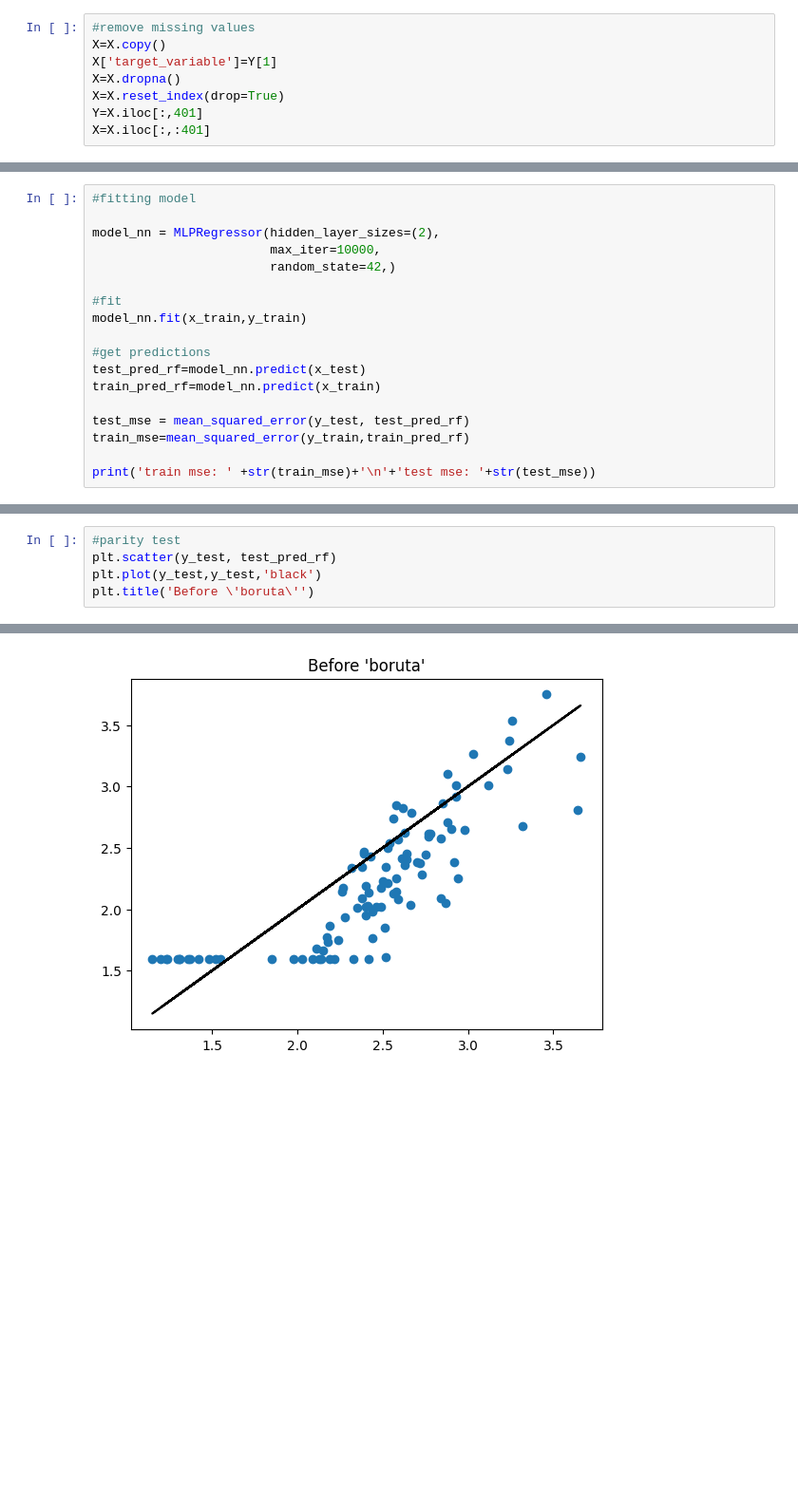
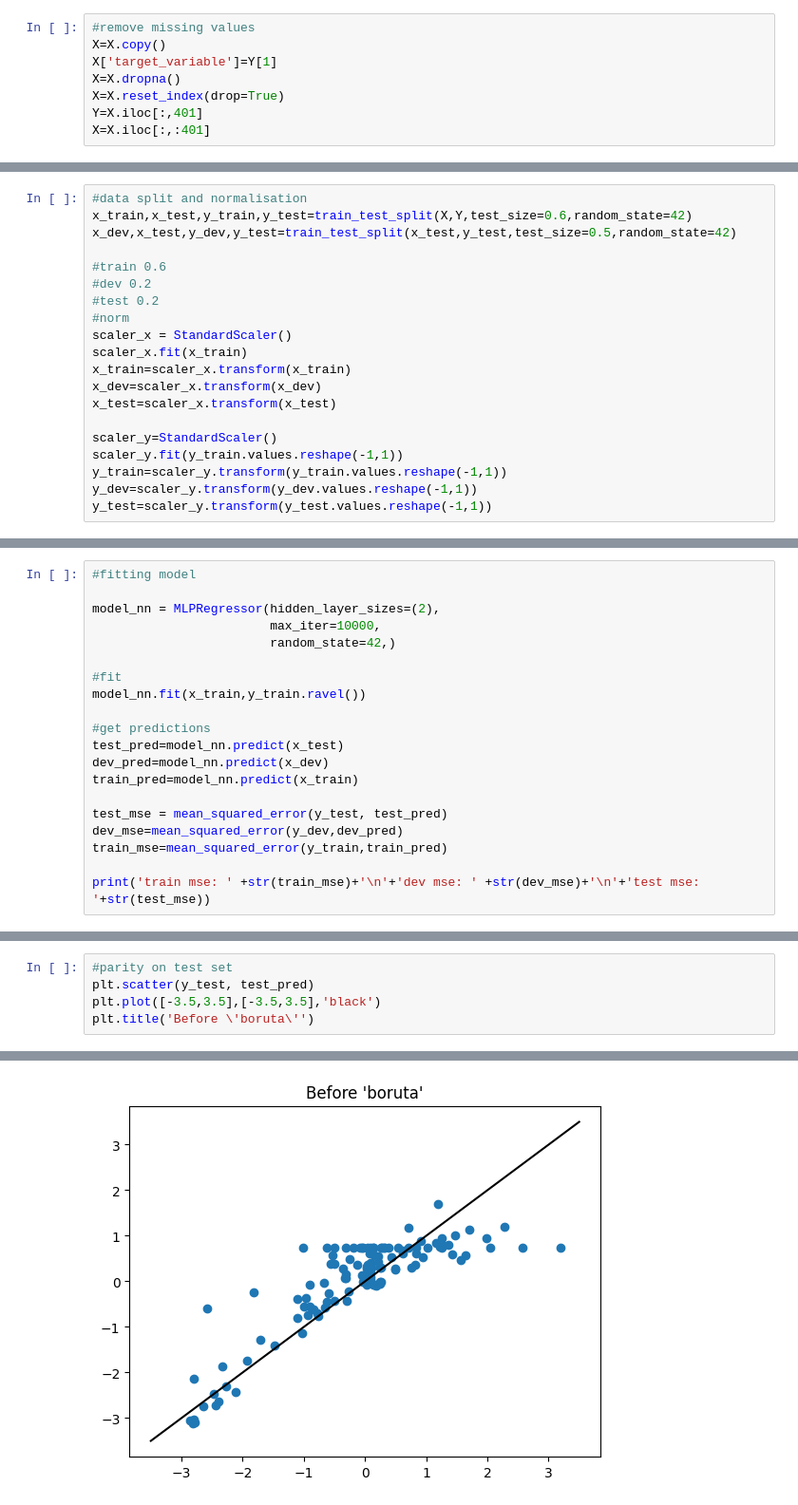
Before and after one commit to Lucas-ZR/datahow-thesis-feup, a Jupyter notebook: boruta_regression.ipynb, the cells around one changed output, grey strips where cells are left out. Shown: that part at 95% size. Saved outputs shown, nothing was run; the diff lists cells and outputs as text; blank space fills up the shorter version.

```diff
--- a/boruta_regression.ipynb
+++ b/boruta_regression.ipynb
@@ -39,0 +27,20 @@ x_train.shape
+# %%
+#data split and normalisation
+x_train,x_test,y_train,y_test=train_test_split(X,Y,test_size=0.6,random_state=42)
+x_dev,x_test,y_dev,y_test=train_test_split(x_test,y_test,test_size=0.5,random_state=42)
+
+#train 0.6
+#dev 0.2
+#test 0.2
+#norm
+scaler_x = StandardScaler()
+scaler_x.fit(x_train)
+x_train=scaler_x.transform(x_train)
+x_dev=scaler_x.transform(x_dev)
+x_test=scaler_x.transform(x_test)
+
+scaler_y=StandardScaler()
+scaler_y.fit(y_train.values.reshape(-1,1))
+y_train=scaler_y.transform(y_train.values.reshape(-1,1))
+y_dev=scaler_y.transform(y_dev.values.reshape(-1,1))
+y_test=scaler_y.transform(y_test.values.reshape(-1,1))
@@ -45,14 +54,16 @@ model_nn = MLPRegressor(hidden_layer_sizes=(2),
                         random_state=42,)
 
 #fit
-model_nn.fit(x_train,y_train)
+model_nn.fit(x_train,y_train.ravel())
 
 #get predictions
-test_pred_rf=model_nn.predict(x_test)
-train_pred_rf=model_nn.predict(x_train)
+test_pred=model_nn.predict(x_test)
+dev_pred=model_nn.predict(x_dev)
+train_pred=model_nn.predict(x_train)
 
-test_mse = mean_squared_error(y_test, test_pred_rf)
-train_mse=mean_squared_error(y_train,train_pred_rf)
+test_mse = mean_squared_error(y_test, test_pred)
+dev_mse=mean_squared_error(y_dev,dev_pred)
+train_mse=mean_squared_error(y_train,train_pred)
 
-print('train mse: ' +str(train_mse)+'\n'+'test mse: '+str(test_mse))
+print('train mse: ' +str(train_mse)+'\n'+'dev mse: ' +str(dev_mse)+'\n'+'test mse: '+str(test_mse))
 # %% [output]
@@ -61,8 +73,8 @@ test mse: 0.15073769891816027
 # %%
-#parity test
-plt.scatter(y_test, test_pred_rf)
-plt.plot(y_test,y_test,'black')
+#parity on test set
+plt.scatter(y_test, test_pred)
+plt.plot([-3.5,3.5],[-3.5,3.5],'black')
 plt.title('Before \'boruta\'')
 # %% [output]
 Text(0.5, 1.0, "Before 'boruta'")
-[figure, old version]
+[figure, new version]
```
Also changed, not shown: parts of 21 cells of this notebook, 1 other file.
